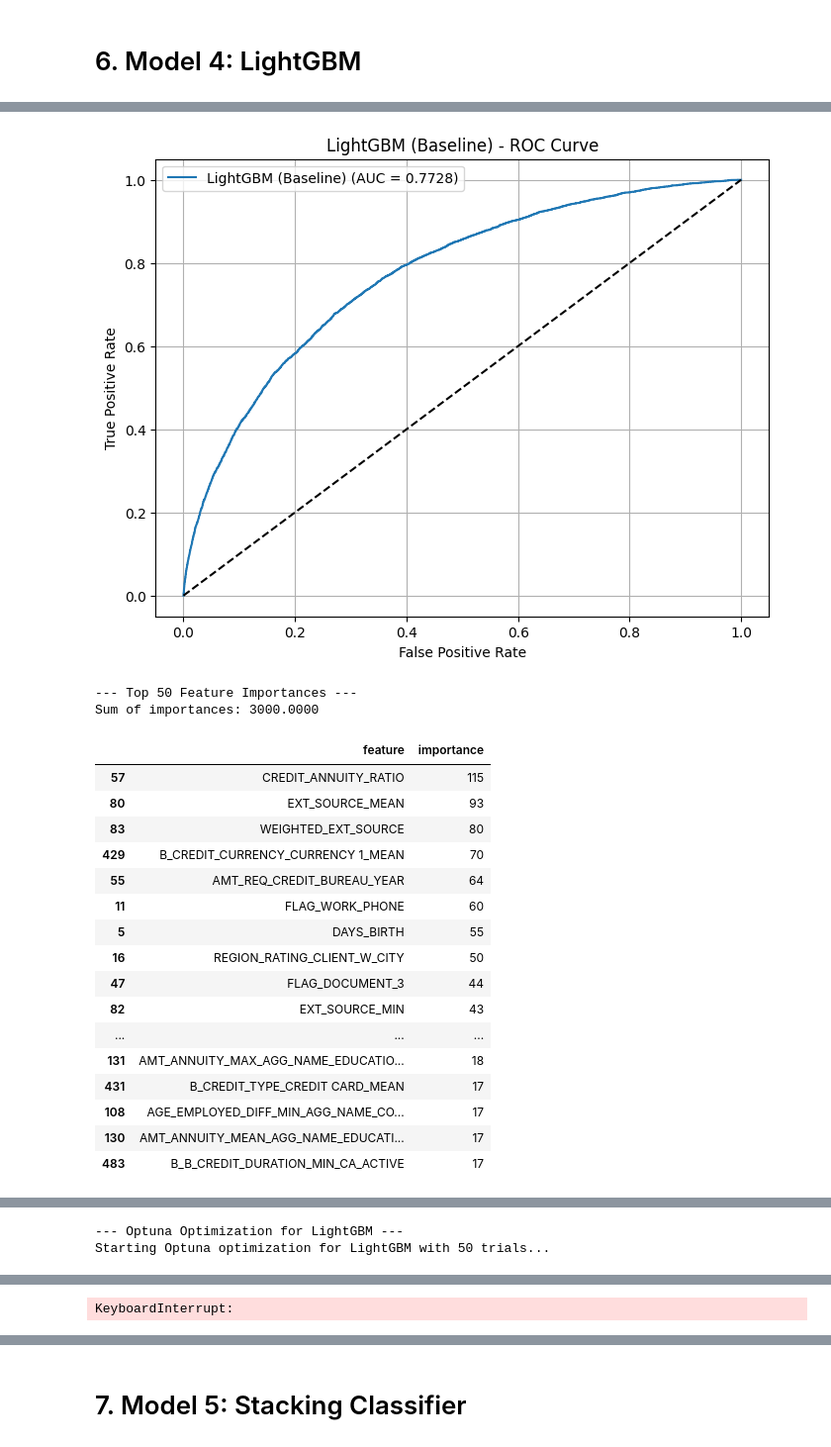
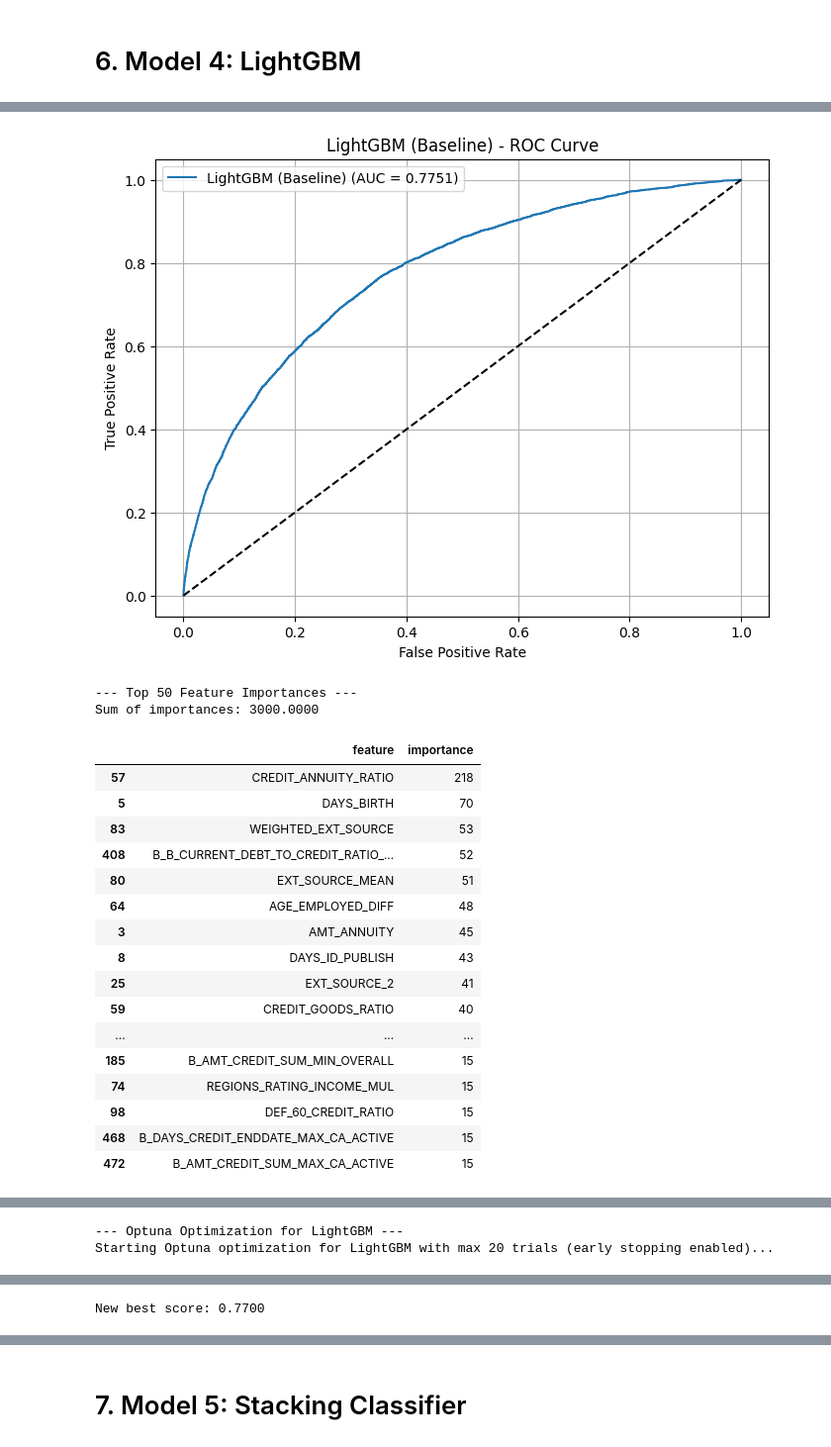
Before and after one commit to chienlax/CreditRiskProject, a Jupyter notebook: notebooks/03_Model_ML.ipynb, the cells around one changed output, grey strips where cells are left out. Shown: that part at 99% size. Cells and saved outputs as stored; diff of their text form; code cells hidden in the pictures.

```diff
--- a/notebooks/03_Model_ML.ipynb
+++ b/notebooks/03_Model_ML.ipynb
@@ -217,10 +265,7 @@ MODEL_OUTPUT_PATH = './model_outputs/' # Directory to save Optuna studies, resul
 os.makedirs(MODEL_OUTPUT_PATH, exist_ok=True) # Create output dir if needed
 SEED = 42
 N_SPLITS = 5 # Number of folds for Cross-Validation
-SMOTE_STRATEGY = 0.25 # Ratio of minority samples to majority after resampling
-# Choose SMOTE variant: SMOTE, ADASYN, BorderlineSMOTE
-SMOTE_VARIANT = BorderlineSMOTE(sampling_strategy=SMOTE_STRATEGY, random_state=SEED) # Use n_jobs for BorderlineSMOTE if available
-OPTUNA_N_TRIALS = 50 # Number of trials for Optuna optimization (adjust as needed)
+OPTUNA_N_TRIALS = 20 # Number of trials for Optuna optimization (adjust as needed)
 
 # --- Check for GPU ---
 # Define device_name globally before any model uses it
@@ -822,12 +807,13 @@ print("="*60)
 # Step 4.1: Baseline Pipeline (Add GPU option)
 print("\n--- Baseline LightGBM Training ---")
 lgb_base_pipeline = ImblearnPipeline([
-    ('smote', SMOTE_VARIANT),
+    #('smote', SMOTE_VARIANT),
     ('scaler', StandardScaler()),
-    ('model', lgb.LGBMClassifier(objective='binary', metric='auc', random_state=SEED, n_jobs=-1,
+    ('model', lgb.LGBMClassifier(objective='binary', metric='auc', random_state=SEED, n_jobs=6, scale_pos_weight=11.5,
                                  device='gpu' if device_name == 'cuda' else 'cpu' # Enable GPU if available
                                 ))
 ])
+
 lgb_base_pipeline.fit(X_train, y_train)
 y_pred_proba_test_base = lgb_base_pipeline.predict_proba(X_test)[:, 1]
 y_pred_bin_test_base = (y_pred_proba_test_base >= 0.5).astype(int)
@@ -844,7 +830,7 @@ def objective_lgbm(trial):
         'objective': 'binary',
         'metric': 'auc',
         'random_state': SEED,
-        'n_jobs': -1,
+        'n_jobs': 5,
         'device': 'gpu' if device_name == 'cuda' else 'cpu', # Enable GPU
         'n_estimators': trial.suggest_int('n_estimators', 100, 1000),
         'learning_rate': trial.suggest_float('learning_rate', 0.01, 0.3, log=True),
@@ -854,18 +840,19 @@ def objective_lgbm(trial):
         'colsample_bytree': trial.suggest_float('colsample_bytree', 0.6, 1.0),
         'reg_alpha': trial.suggest_float('reg_alpha', 1e-8, 1.0, log=True),
         'reg_lambda': trial.suggest_float('reg_lambda', 1e-8, 1.0, log=True),
+        'scale_pos_weight' : 11.5,
         # 'min_child_samples': trial.suggest_int('min_child_samples', 5, 100), # Optional: depends on dataset size
     }
 
     pipeline = ImblearnPipeline([
-        ('smote', SMOTE_VARIANT),
+        #('smote', SMOTE_VARIANT),
         ('scaler', StandardScaler()),
         ('model', lgb.LGBMClassifier(**param))
     ])
 
     # Evaluate using cross-validation
     try:
-        scores = cross_val_score(pipeline, X_train, y_train, cv=cv, scoring='roc_auc', n_jobs=-1)
+        scores = cross_val_score(pipeline, X_train, y_train, cv=cv, scoring='roc_auc', n_jobs=5)
         auc_score = np.mean(scores)
         if np.isnan(auc_score): return 0.0
         return auc_score
@@ -880,9 +867,14 @@ study_lgbm = optuna.create_study(direction='maximize',
                                 storage=f'sqlite:///{MODEL_OUTPUT_PATH}optuna_studies.db',
                                 load_if_exists=True)
 
-print(f"Starting Optuna optimization for LightGBM with {OPTUNA_N_TRIALS} trials...")
+# Create callbacks
+early_stopping = EarlyStoppingCallback(patience=5, min_improvement=0.001)
+timeout = TimeoutCallback(timeout=3600)  # 1 hour timeout
+
+# Run optimization with callbacks
+print(f"Starting Optuna optimization for LightGBM with max {OPTUNA_N_TRIALS} trials (early stopping enabled)...")
 start_time = time.time()
-study_lgbm.optimize(objective_lgbm, n_trials=OPTUNA_N_TRIALS, n_jobs=1)
+study_lgbm.optimize(objective_lgbm, n_trials=OPTUNA_N_TRIALS, callbacks=[early_stopping, timeout], n_jobs=1)
 end_time = time.time()
 print(f"Optuna optimization completed in {(end_time - start_time)/60:.2f} minutes")
 
@@ -893,9 +885,9 @@ print(f"\nBest Params (LightGBM): {best_params_lgbm_raw}")
 print(f"Best CV ROC AUC score: {study_lgbm.best_value:.4f}")
 
 best_lgb_pipeline = ImblearnPipeline([
-    ('smote', SMOTE_VARIANT),
+    #('smote', SMOTE_VARIANT),
     ('scaler', StandardScaler()),
-    ('model', lgb.LGBMClassifier(objective='binary', metric='auc', random_state=SEED, n_jobs=-1,
+    ('model', lgb.LGBMClassifier(objective='binary', metric='auc', random_state=SEED, n_jobs=5,
                                  device='gpu' if device_name == 'cuda' else 'cpu'))
 ])
 # Update only the tuned parameters
@@ -936,20 +928,20 @@ Confusion Matrix:
 [figure]
 --- Top 50 Feature Importances ---
 Sum of importances: 3000.0000
 |  | feature | importance |
-| 57 | CREDIT_ANNUITY_RATIO | 115 |
-| 80 | EXT_SOURCE_MEAN | 93 |
-| 83 | WEIGHTED_EXT_SOURCE | 80 |
-| 429 | B_CREDIT_CURRENCY_CURRENCY 1_MEAN | 70 |
-| 55 | AMT_REQ_CREDIT_BUREAU_YEAR | 64 |
-| 11 | FLAG_WORK_PHONE | 60 |
-| 5 | DAYS_BIRTH | 55 |
-| 16 | REGION_RATING_CLIENT_W_CITY | 50 |
-| 47 | FLAG_DOCUMENT_3 | 44 |
-| 82 | EXT_SOURCE_MIN | 43 |
+| 57 | CREDIT_ANNUITY_RATIO | 218 |
+| 5 | DAYS_BIRTH | 70 |
+| 83 | WEIGHTED_EXT_SOURCE | 53 |
+| 408 | B_B_CURRENT_DEBT_TO_CREDIT_RATIO_... | 52 |
+| 80 | EXT_SOURCE_MEAN | 51 |
+| 64 | AGE_EMPLOYED_DIFF | 48 |
+| 3 | AMT_ANNUITY | 45 |
+| 8 | DAYS_ID_PUBLISH | 43 |
+| 25 | EXT_SOURCE_2 | 41 |
+| 59 | CREDIT_GOODS_RATIO | 40 |
 | ... | ... | ... |
-| 131 | AMT_ANNUITY_MAX_AGG_NAME_EDUCATIO... | 18 |
-| 431 | B_CREDIT_TYPE_CREDIT CARD_MEAN | 17 |
-| 108 | AGE_EMPLOYED_DIFF_MIN_AGG_NAME_CO... | 17 |
-| 130 | AMT_ANNUITY_MEAN_AGG_NAME_EDUCATI... | 17 |
-| 483 | B_B_CREDIT_DURATION_MIN_CA_ACTIVE | 17 |
+| 185 | B_AMT_CREDIT_SUM_MIN_OVERALL | 15 |
+| 74 | REGIONS_RATING_INCOME_MUL | 15 |
+| 98 | DEF_60_CREDIT_RATIO | 15 |
+| 468 | B_DAYS_CREDIT_ENDDATE_MAX_CA_ACTIVE | 15 |
+| 472 | B_AMT_CREDIT_SUM_MAX_CA_ACTIVE | 15 |
@@ -957,2 +949,2 @@ Sum of importances: 3000.0000
 --- Optuna Optimization for LightGBM ---
-Starting Optuna optimization for LightGBM with 50 trials...
+Starting Optuna optimization for LightGBM with max 20 trials (early stopping enabled)...
@@ -976 +953 @@ KeyboardInterrupt
-KeyboardInterrupt:
+New best score: 0.7700
```
Also changed, not shown: parts of 16 cells of this notebook, 11 other files.
